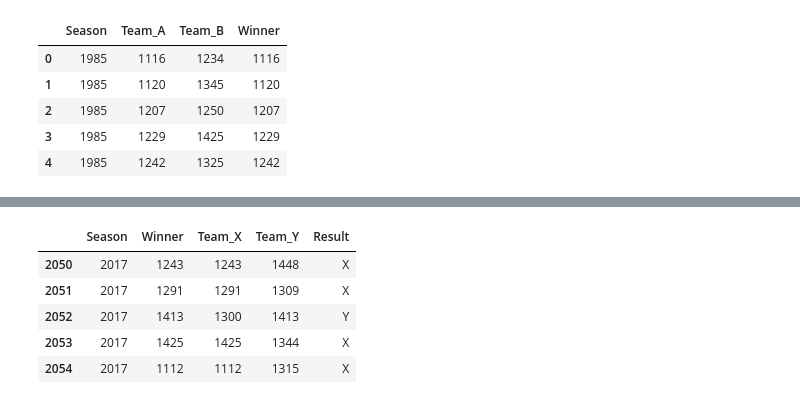
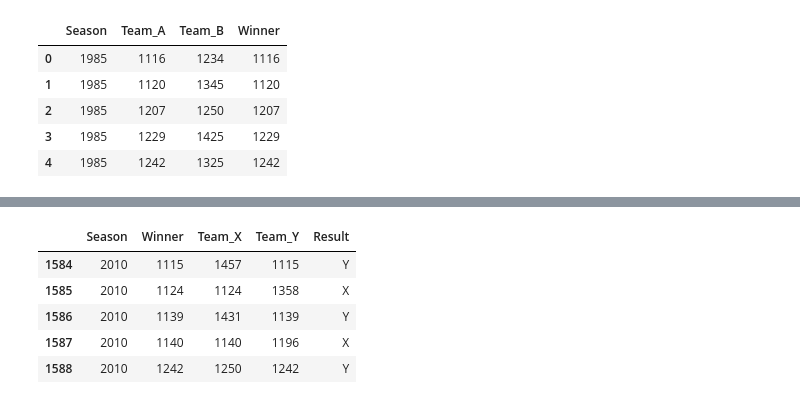
Before and after one commit to jseigh89/NCAAB, a Jupyter notebook: Predict March Madness.ipynb, the cells around one changed output, grey strips where cells are left out. Cells and saved outputs as stored; diff of their text form; code cells hidden in the pictures.

```diff
--- a/Predict March Madness.ipynb
+++ b/Predict March Madness.ipynb
@@ -99,13 +122,13 @@ team_data = teams_df[['abbreviation','assist_percentage','block_percentage','eff
 # %%
-games_2017 = games.loc[games['Season'] == 2017]
-games_2017.head()
+games = games.loc[games['Season'] >= 2010]
+games.head()
 # %% [output]
 |  | Season | Winner | Team_X | Team_Y | Result |
-| 2050 | 2017 | 1243 | 1243 | 1448 | X |
-| 2051 | 2017 | 1291 | 1291 | 1309 | X |
-| 2052 | 2017 | 1413 | 1300 | 1413 | Y |
-| 2053 | 2017 | 1425 | 1425 | 1344 | X |
-| 2054 | 2017 | 1112 | 1112 | 1315 | X |
+| 1584 | 2010 | 1115 | 1457 | 1115 | Y |
+| 1585 | 2010 | 1124 | 1124 | 1358 | X |
+| 1586 | 2010 | 1139 | 1431 | 1139 | Y |
+| 1587 | 2010 | 1140 | 1140 | 1196 | X |
+| 1588 | 2010 | 1242 | 1250 | 1242 | Y |
 # %%
 team_abb = pd.read_csv(r'data/team_names.csv')
 # %%
```
Also changed, not shown: parts of 33 cells of this notebook.
